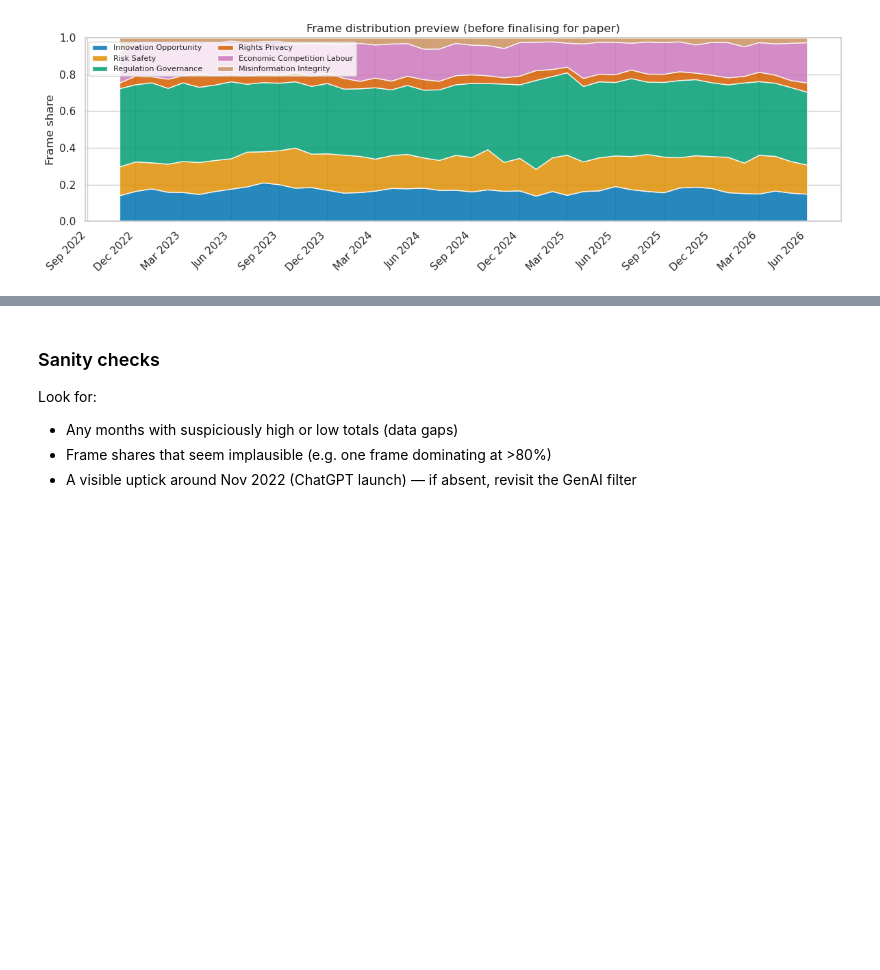
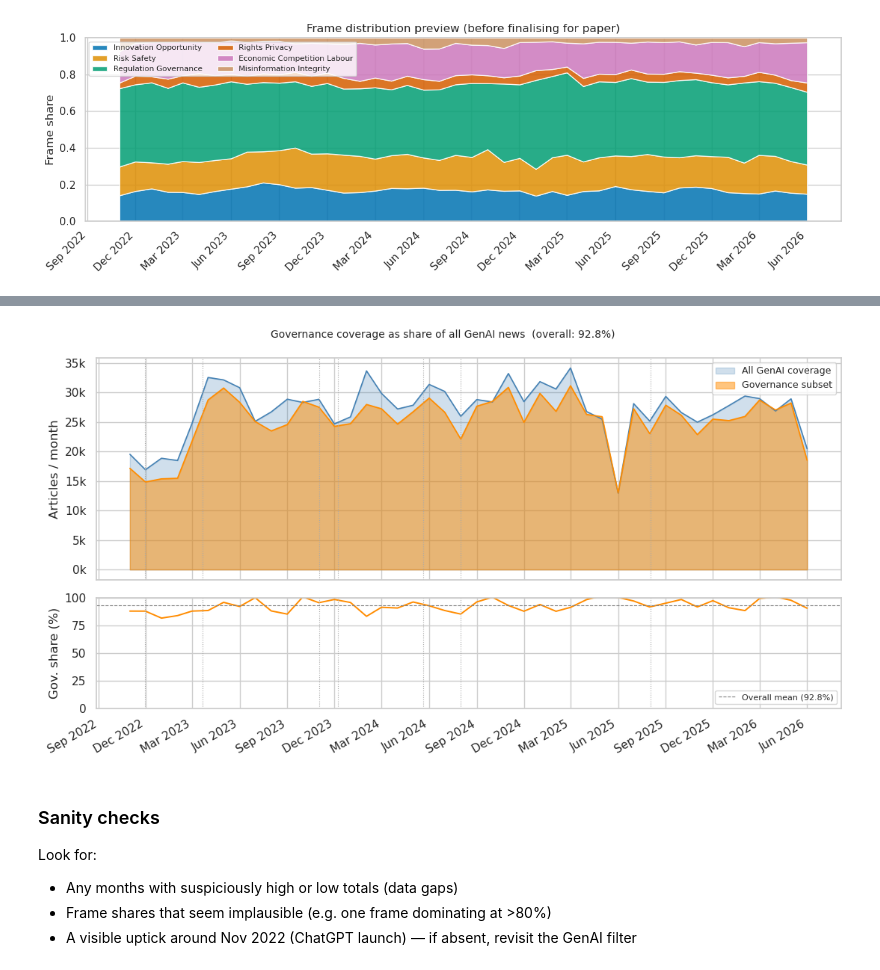
Before and after one commit to brewcoua/GenAI-GDELT, a Jupyter notebook: notebooks/02_frame_labeling.ipynb, the cells around one changed output, grey strips where cells are left out. Saved outputs shown, nothing was run; the diff lists cells and outputs as text; code cells hidden in the pictures; blank space fills up the shorter version.

Commit message:
feat: add dataset with total ai articles per month (no filter for gov)

```diff
--- a/notebooks/02_frame_labeling.ipynb
+++ b/notebooks/02_frame_labeling.ipynb
@@ -154,0 +168,92 @@ plt.show()
+# %%
+import os
+import matplotlib.dates as mdates
+from pathlib import Path
+from google.cloud import bigquery
+from src.build_query import build_genai_filter
+from src.dictionaries import STUDY_START_DATE, STUDY_END_DATE
+
+AI_TOTAL_PATH = Path('../data/processed/monthly_ai_total.csv')
+
+# ── 1. Query BigQuery for total GenAI monthly counts (governance-free) ────────
+PROJECT = os.environ.get('BIGQUERY_PROJECT', 'genai-gdelt')
+client = bigquery.Client(project=PROJECT)
+
+genai_filter = build_genai_filter(style='like', indent=4)
+
+sql_ai_total = f"""
+SELECT
+  FORMAT_DATE(
+    '%Y-%m',
+    PARSE_DATE('%Y%m%d', SUBSTR(CAST(DATE AS STRING), 1, 8))
+  ) AS month,
+  COUNT(*) AS total_ai_articles
+FROM `gdelt-bq.gdeltv2.gkg_partitioned`
+WHERE DATE(_PARTITIONTIME) >= '{STUDY_START_DATE}'
+  AND DATE(_PARTITIONTIME) <= '{STUDY_END_DATE}'
+  AND (TranslationInfo IS NULL OR TranslationInfo = '')
+  AND {genai_filter}
+GROUP BY month
+ORDER BY month
+"""
+
+print('Running total-AI count query (no governance filter) …')
+df_ai = client.query(sql_ai_total).to_dataframe()
+AI_TOTAL_PATH.parent.mkdir(parents=True, exist_ok=True)
+df_ai.to_csv(AI_TOTAL_PATH, index=False)
+print(f'Saved {len(df_ai)} rows → {AI_TOTAL_PATH}')
+print(df_ai)
+
+# ── 2. Merge with governance corpus totals ────────────────────────────────────
+agg_df = load_agg(AGG_PATH)  # already loaded above in Part A
+
+df_gov = agg_df[['month', 'total_articles']].copy()
+df_gov['month'] = df_gov['month'].astype(str)
+
+merged = df_ai.merge(df_gov, on='month')
+merged['gov_share'] = merged['total_articles'] / merged['total_ai_articles']
+merged['month_ts'] = pd.to_datetime(merged['month'])
+
+overall_share = merged['total_articles'].sum() / merged['total_ai_articles'].sum()
+print(f'\nOverall governance share: {overall_share:.1%}  '
+      f'({merged["total_articles"].sum():,} of {merged["total_ai_articles"].sum():,} GenAI articles)')
+
+# ── 3. Plot ───────────────────────────────────────────────────────────────────
+fig, (ax1, ax2) = plt.subplots(2, 1, figsize=(11, 6), sharex=True,
+                                gridspec_kw={'height_ratios': [2, 1]})
+
+# Panel A: absolute volumes
+ax1.fill_between(merged['month_ts'], merged['total_ai_articles'],
+                 alpha=0.25, color='steelblue', label='All GenAI coverage')
+ax1.plot(merged['month_ts'], merged['total_ai_articles'],
+         linewidth=1.2, color='steelblue')
+ax1.fill_between(merged['month_ts'], merged['total_articles'],
+                 alpha=0.5, color='darkorange', label='Governance subset')
+ax1.plot(merged['month_ts'], merged['total_articles'],
+         linewidth=1.2, color='darkorange')
+ax1.set_ylabel('Articles / month')
+ax1.yaxis.set_major_formatter(plt.FuncFormatter(lambda x, _: f'{int(x/1000)}k'))
+ax1.legend(fontsize=9)
+
+# Panel B: governance share %
+ax2.plot(merged['month_ts'], merged['gov_share'] * 100,
+         linewidth=1.4, color='darkorange')
+ax2.axhline(overall_share * 100, color='grey', linestyle='--', linewidth=0.8,
+            label=f'Overall mean ({overall_share:.1%})')
+ax2.set_ylabel('Gov. share (%)')
+ax2.set_ylim(0, min(100, merged['gov_share'].max() * 130))
+ax2.legend(fontsize=8)
+
+for name, ts in {m['name']: pd.Timestamp(m['date']) for m in MILESTONES}.items():
+    for ax in (ax1, ax2):
+        ax.axvline(ts, color='#aaa', linestyle=':', linewidth=0.8)
+
+ax2.xaxis.set_major_locator(mdates.MonthLocator(interval=3))
+ax2.xaxis.set_major_formatter(mdates.DateFormatter('%b %Y'))
+plt.setp(ax2.xaxis.get_majorticklabels(), rotation=30, ha='right')
+
+fig.suptitle(f'Governance coverage as share of all GenAI news  (overall: {overall_share:.1%})',
+             fontsize=10)
+plt.tight_layout()
+plt.show()
+# %% [output]
@@ -155,3 +277,4 @@ plt.show()
+[figure, added]
 # %% [markdown]
 ### Sanity checks
 
```
Also changed, not shown: parts of 3 cells of this notebook, 2 other files.
